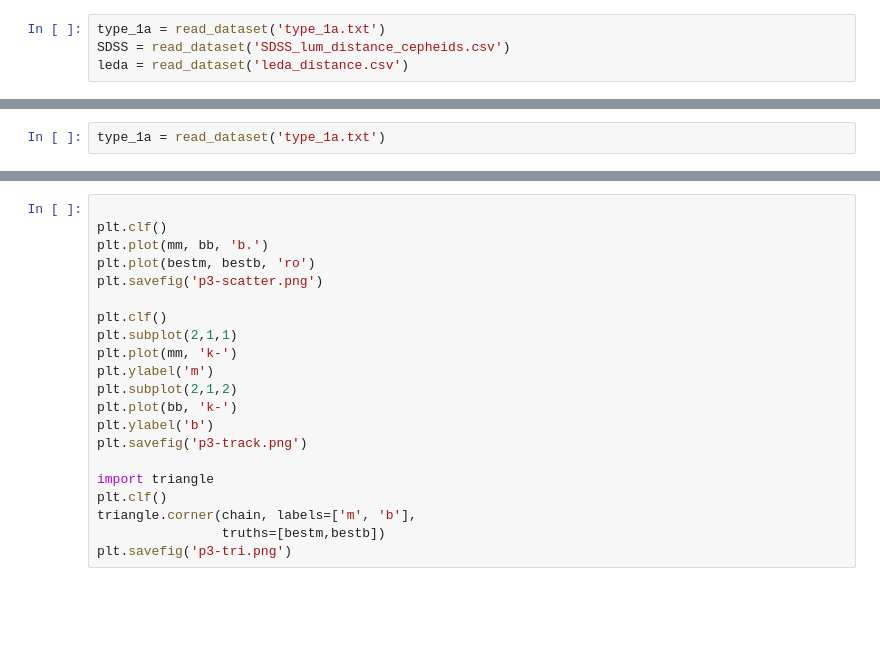
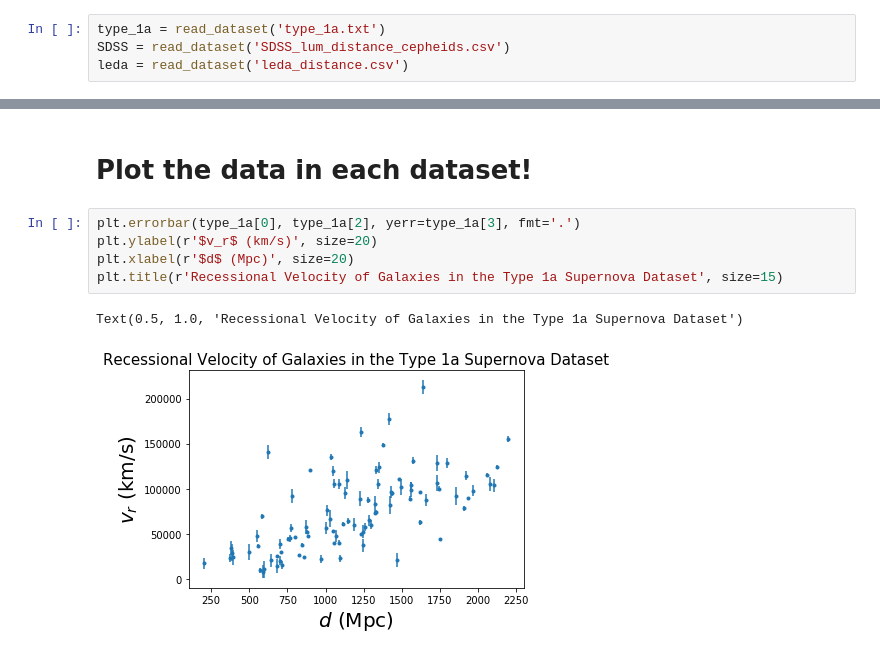
Before and after one commit to brendrach/Computational_Astro_ASTP720, a Jupyter notebook: Final_Project/Determining_Hubble_Const_Final_Project_Drachler.ipynb, the cells around one changed output, grey strips where cells are left out. Cells and saved outputs as stored; diff of their text form; blank space fills up the shorter version.

```diff
--- a/Final_Project/Determining_Hubble_Const_Final_Project_Drachler.ipynb
+++ b/Final_Project/Determining_Hubble_Const_Final_Project_Drachler.ipynb
@@ -167,2 +30,0 @@ ls
-# %%
-type_1a = read_dataset('type_1a.txt')
@@ -274,21 +31,10 @@ bestb = bb[besti]
-# %%
-
-plt.clf()
-plt.plot(mm, bb, 'b.')
-plt.plot(bestm, bestb, 'ro')
-plt.savefig('p3-scatter.png')
-
-plt.clf()
-plt.subplot(2,1,1)
-plt.plot(mm, 'k-')
-plt.ylabel('m')
-plt.subplot(2,1,2)
-plt.plot(bb, 'k-')
-plt.ylabel('b')
-plt.savefig('p3-track.png')
-
-import triangle
-plt.clf()
-triangle.corner(chain, labels=['m', 'b'],
-                truths=[bestm,bestb])
-plt.savefig('p3-tri.png')
+# %% [markdown]
+# Plot the data in each dataset!
+# %%
+plt.errorbar(type_1a[0], type_1a[2], yerr=type_1a[3], fmt='.')
+plt.ylabel(r'$v_r$ (km/s)', size=20)
+plt.xlabel(r'$d$ (Mpc)', size=20)
+plt.title(r'Recessional Velocity of Galaxies in the Type 1a Supernova Dataset', size=15)
+# %% [output]
+Text(0.5, 1.0, 'Recessional Velocity of Galaxies in the Type 1a Supernova Dataset')
+[figure, added]
```
Also changed, not shown: parts of 49 cells of this notebook.
